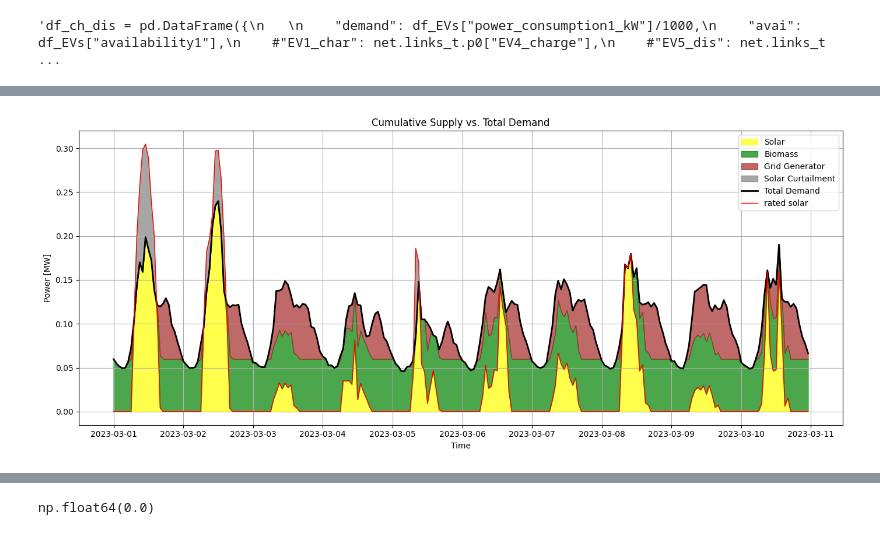
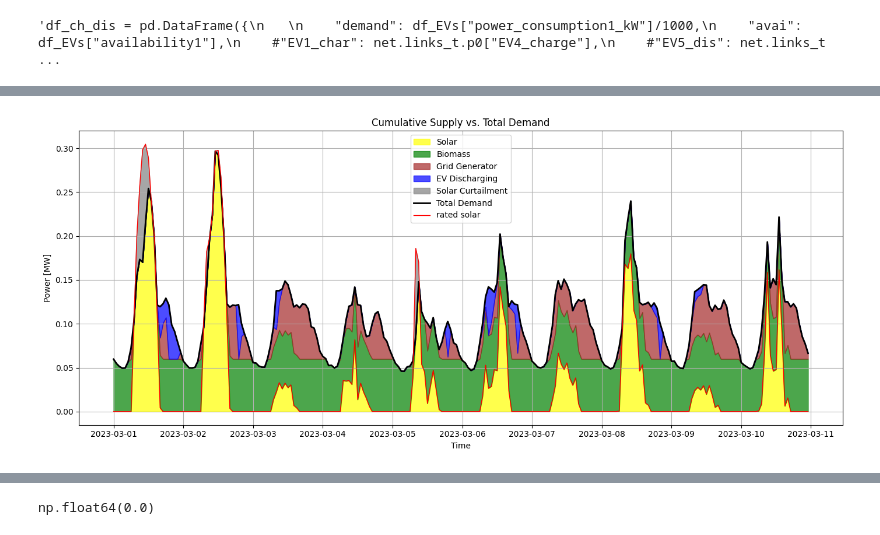
Before and after one commit to Moaztub/Master_thesis, a Jupyter notebook: base_shifted.ipynb, the cells around one changed output, grey strips where cells are left out. Drawn from its saved outputs; the diff is of its cells as text; code cells hidden in the pictures.

```diff
--- a/base_shifted.ipynb
+++ b/base_shifted.ipynb
@@ -452,11 +452,11 @@ Index(['demand_flex_load'], dtype='object')
 # Links from GRID to LOADS
 # %%
 
-net.add("Link", "to_gewerbe",bus0="grid", bus1="demand_Gewerbe",p_nom=10, marginal_cost=200)
-net.add("Link", "to_houshold",bus0="grid", bus1="houshold",p_nom=10, marginal_cost=200)
-net.add("Link", "to_houshold_pv_storage",bus0="grid", bus1="houshold_pv_storage",p_nom=10, marginal_cost=200)
-net.add("Link", "to_Landswirtschaftsbetriebe",bus0="grid", bus1="Landswirtschaftsbetriebe",p_nom=10, marginal_cost=200)
-net.add("Link", "to_flex_load",bus0="grid", bus1="flex_load",p_nom=10, marginal_cost=200)
+net.add("Link", "to_gewerbe",bus0="grid", bus1="demand_Gewerbe",p_nom=10, marginal_cost=216)
+net.add("Link", "to_houshold",bus0="grid", bus1="houshold",p_nom=10, marginal_cost=216)
+net.add("Link", "to_houshold_pv_storage",bus0="grid", bus1="houshold_pv_storage",p_nom=10, marginal_cost=216)
+net.add("Link", "to_Landswirtschaftsbetriebe",bus0="grid", bus1="Landswirtschaftsbetriebe",p_nom=10, marginal_cost=216)
+net.add("Link", "to_flex_load",bus0="grid", bus1="flex_load",p_nom=10, marginal_cost=216)
 # %% [output]
 Index(['to_flex_load'], dtype='object')
 # %% [markdown]
@@ -517,6 +517,8 @@ for ev_name in charging_profiles.columns:
     load_name = f"{ev_id}_load"
     store_name = f"{ev_id}_store"
 
+    V2G_name = f"{ev_id}_discharge"
+
     availability = availability_profiles[ev_name]
 
 
@@ -534,7 +536,7 @@ for ev_name in charging_profiles.columns:
             bus0="grid",
             bus1=ev_bus,
             p_nom=0.011,
-            marginal_cost=200,
+            marginal_cost=216,
             committable=False)
 
     net.add("Link", Link_name,
@@ -550,6 +552,15 @@ for ev_name in charging_profiles.columns:
 
     net.links_t.p_max_pu[Link_name] = availability
     net.links_t.p_max_pu[link_name] = availability
+
+    net.add("Link", V2G_name,
+            bus0=ev_bus,
+            bus1="solar_bus",
+            p_nom=0.011,
+            marginal_cost= -70,
+            committable=False)
+
+    net.links_t.p_max_pu[V2G_name] = availability
 # %%
 
 '''ev_power = 13 / 1000
@@ -739,6 +779,8 @@ charging_links = [f"{col.replace(' ', '_').replace('(', '').replace(')', '').rep
 Charging_links = [f"{col.replace(' ', '_').replace('(', '').replace(')', '').replace('-', '_')}_Charge"
                   for col in charging_profiles.columns]
 
+discharging_links = [f"{col.replace(' ', '_').replace('(', '').replace(')', '').replace('-', '_')}_discharge"
+                  for col in charging_profiles.columns]
 #Charging_links = [f"EV{i+1}_Charge" for i in range(20)]
 #CHarging_links = [f"EV{i+1}_CHarge" for i in range(20)]
 
@@ -748,12 +790,20 @@ charging_df["total_charging"] = charging_df.sum(axis=1)
 Charging_df = net.links_t.p0[Charging_links].copy()
 Charging_df["total_Charging"] = Charging_df.sum(axis=1)
 
+discharging_df = net.links_t.p0[discharging_links].copy()
+discharging_df["total_discharging"] = discharging_df.sum(axis=1)
+
 #CHarging_df = net.links_t.p0[CHarging_links].copy()
 #CHarging_df["total_CHarging"] = CHarging_df.sum(axis=1)
 
 Tot_EVs_charging = charging_df["total_charging"]+ Charging_df["total_Charging"]# + CHarging_df["total_CHarging"]
 Tot_EVs_charging = Tot_EVs_charging.to_frame(name="EVs demand [MWh]")
 
+tot_discharging = discharging_df["total_discharging"]
+
+Tot_EVs_discharging  = tot_discharging.to_frame(name="EVs discharging [MW]")
+
 Tot_demand = tot_demand["Demand [MWh]"] + charging_df["total_charging"] + Charging_df["total_Charging"] #+ CHarging_df["total_CHarging"]
 Tot_demand.sum()
+display(Tot_EVs_discharging)
 # %% [output]
@@ -988,6 +1140,7 @@ biomass = net.generators_t.p["Biomass"].squeeze().loc[start_date:end_date]
 solar = net.generators_t.p["solar"].squeeze().loc[start_date:end_date]
 grid = net.generators_t.p["grid_generator"].squeeze().loc[start_date:end_date]
 #discharging = discharging_df["total_discharging"].squeeze().loc[start_date:end_date]
+EVs_discharge  = Tot_EVs_discharging["EVs discharging [MW]"].squeeze().loc[start_date:end_date]
 demand = Tot_demand.squeeze().loc[start_date:end_date]
 rated_solar = solar_gen.squeeze().loc[start_date:end_date]
 mask = rated_solar > demand
@@ -995,43 +1148,43 @@ mask = rated_solar > demand
 
 
 common_index = solar.index.intersection(biomass.index).intersection(grid.index).intersection(demand.index).intersection(rated_solar.index)
-#common_index = solar.index.intersection(biomass.index).intersection(grid.index).intersection(discharging.index).intersection(demand.index)
+#common_index = solar.index.intersection(biomass.index).intersection(grid.index).intersection(EVs_discharge.index).intersection(demand.index)
 
 
 # Align
 biomass = biomass.loc[common_index]
 solar = solar.loc[common_index]
 grid = grid.loc[common_index]
-#discharging = discharging.loc[common_index]
+EVs_discharge = EVs_discharge.loc[common_index]
 demand = demand.loc[common_index]
 
 
 solar_cum = solar
 biomass_cum = solar_cum + biomass
 grid_cum = biomass_cum + grid
-#discharge_cum = grid_cum + discharging
+discharge_cum = grid_cum + EVs_discharge
 
 
 plt.figure(figsize=(14, 6))
 
 plt.fill_between(common_index, 0, solar, label="Solar", alpha=0.7, color = "yellow")
 plt.fill_between(common_index, solar, biomass_cum, label="Biomass", alpha=0.7, color = "green")
 plt.fill_between(common_index, biomass_cum, grid_cum, label="Grid Generator", alpha=0.7, color = "brown")
-#plt.fill_between(common_index, grid_cum, discharge_cum, label="EV Discharging", alpha=0.7, color = "blue")
+plt.fill_between(common_index, grid_cum, discharge_cum, label="EV Discharging", alpha=0.7, color = "blue")
 plt.fill_between(common_index, demand, rated_solar,where=mask, interpolate=True,label="Solar Curtailment", alpha=0.7, color="grey")
 
 plt.plot(common_index, demand, label="Total Demand", color="black", linewidth=2)
 plt.plot(common_index, rated_solar, label="rated solar", color="red", linewidth=1)
 
 plt.xlabel("Time")
 plt.ylabel("Power [MW]")
 plt.title("Cumulative Supply vs. Total Demand")
 plt.legend()
 plt.grid(True)
 plt.tight_layout()
 plt.show()
 # %% [output]
-[figure, old version]
+[figure, new version]
 # %%
 Solar_Curtailment=(solar_gen["power[W]"]-Tot_demand).clip(lower=0)
 plt.figure(figsize=(12, 5))
```
Also changed, not shown: parts of 27 cells of this notebook.
